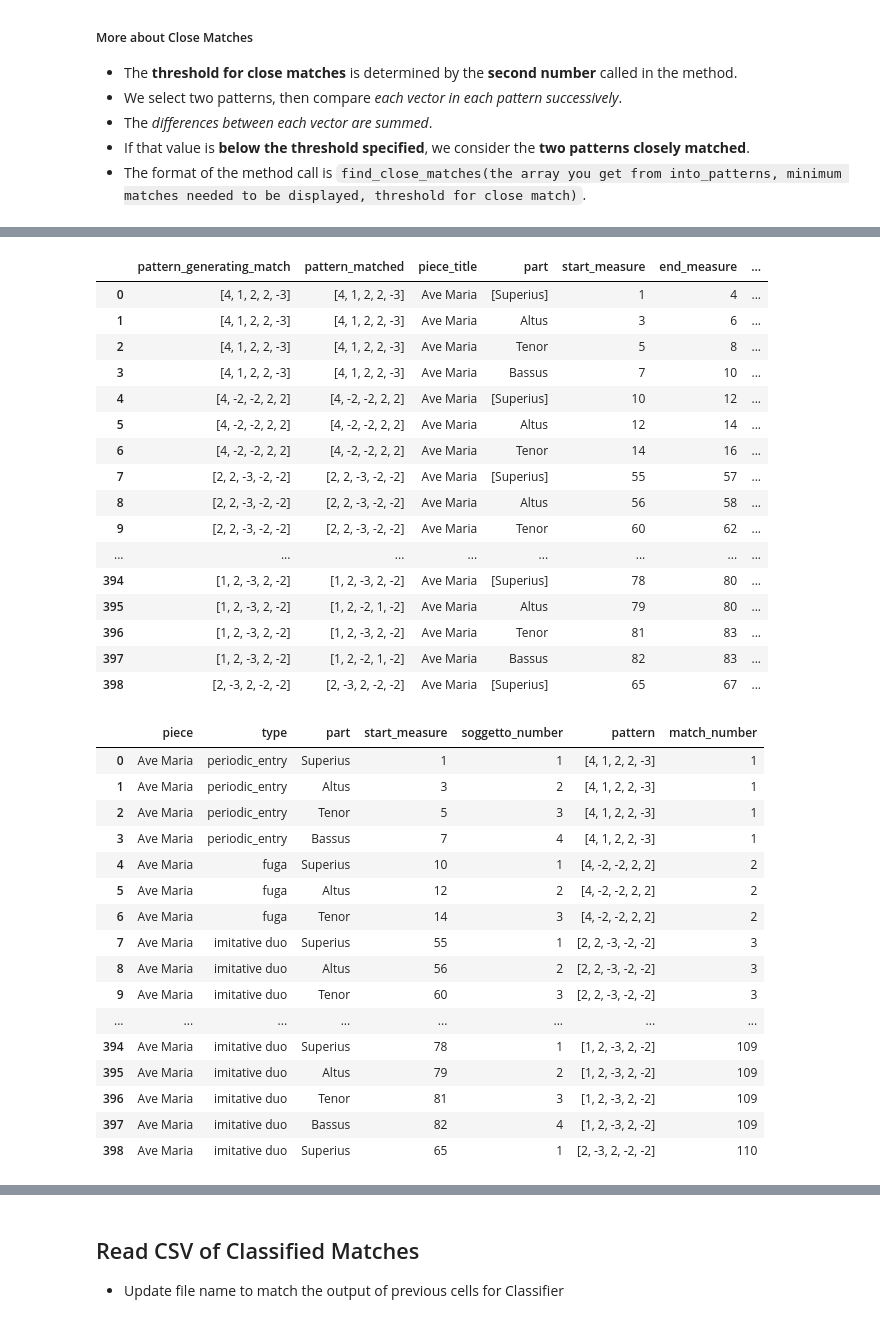
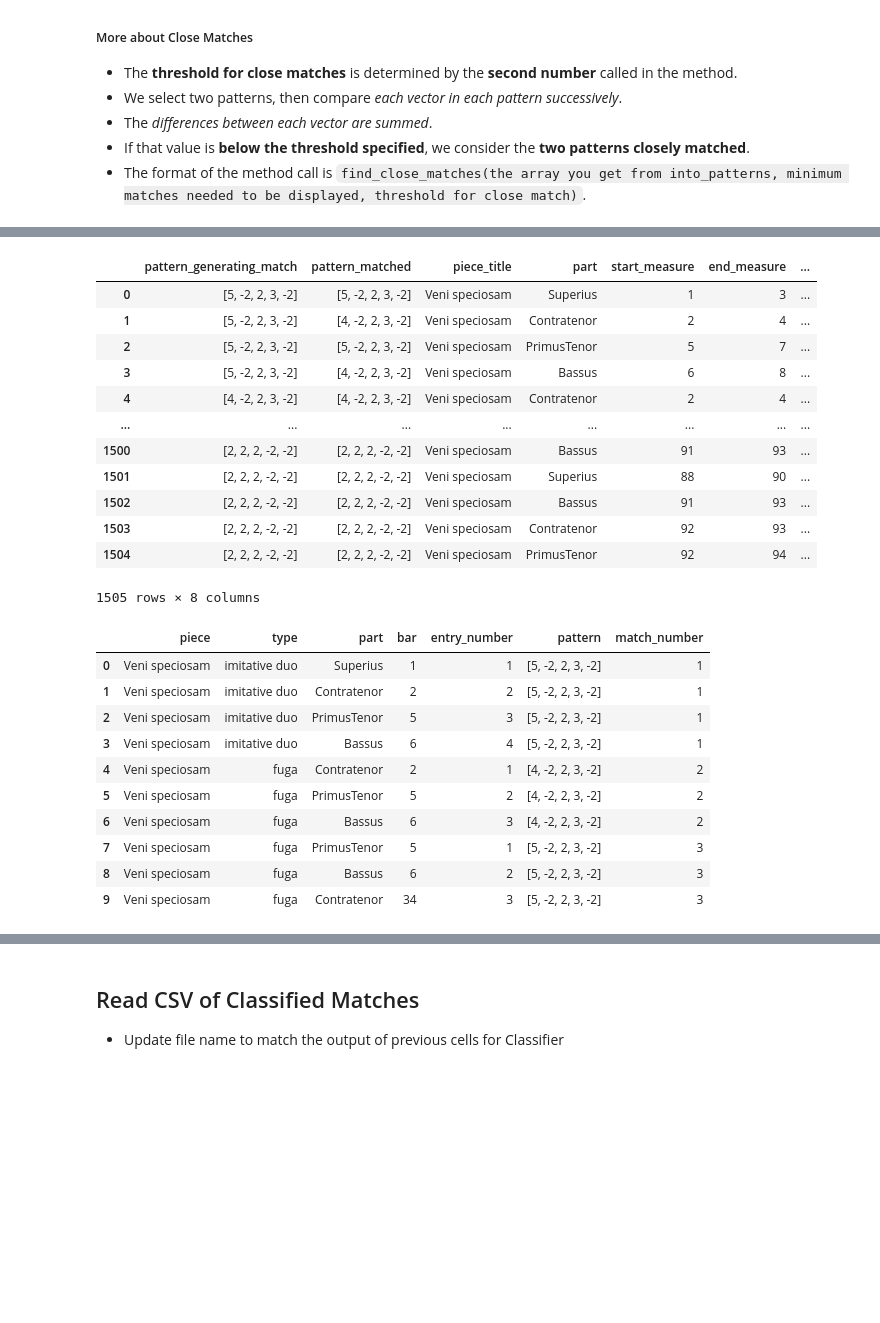
Before and after one commit to RichardFreedman/CRIM-notebooks, a Jupyter notebook: CRIM/CRIM_Intervals_Classify_12_31_20.ipynb, the cells around one changed output, grey strips where cells are left out. Cells and saved outputs as stored; diff of their text form; code cells hidden in the pictures; blank space fills up the shorter version.

```diff
--- a/CRIM/CRIM_Intervals_Classify_12_31_20.ipynb
+++ b/CRIM/CRIM_Intervals_Classify_12_31_20.ipynb
@@ -29,4 +30,4 @@ work_list = ['CRIM_Mass_0001_1.mei','CRIM_Mass_0001_2.mei','CRIM_Mass_0001_3.mei
 # 'CRIM_Model_0001.mei']
 
 work_list = [
-'CRIM_Model_0008.mei']
+'CRIM_Model_0001.mei']
@@ -272,23 +271,20 @@ Pattern: [2, -2, -2, -2, -2], Locations in entry:
-# %%
-output_cm
-# %% [output]
-|  | pattern_generating_match | pattern_matched | piece_title | part | start_measure | end_measure | ... |
-| 0 | [4, 1, 2, 2, -3] | [4, 1, 2, 2, -3] | Ave Maria | [Superius] | 1 | 4 | ... |
-| 1 | [4, 1, 2, 2, -3] | [4, 1, 2, 2, -3] | Ave Maria | Altus | 3 | 6 | ... |
-| 2 | [4, 1, 2, 2, -3] | [4, 1, 2, 2, -3] | Ave Maria | Tenor | 5 | 8 | ... |
-| 3 | [4, 1, 2, 2, -3] | [4, 1, 2, 2, -3] | Ave Maria | Bassus | 7 | 10 | ... |
-| 4 | [4, -2, -2, 2, 2] | [4, -2, -2, 2, 2] | Ave Maria | [Superius] | 10 | 12 | ... |
-| 5 | [4, -2, -2, 2, 2] | [4, -2, -2, 2, 2] | Ave Maria | Altus | 12 | 14 | ... |
-| 6 | [4, -2, -2, 2, 2] | [4, -2, -2, 2, 2] | Ave Maria | Tenor | 14 | 16 | ... |
-| 7 | [2, 2, -3, -2, -2] | [2, 2, -3, -2, -2] | Ave Maria | [Superius] | 55 | 57 | ... |
-| 8 | [2, 2, -3, -2, -2] | [2, 2, -3, -2, -2] | Ave Maria | Altus | 56 | 58 | ... |
-| 9 | [2, 2, -3, -2, -2] | [2, 2, -3, -2, -2] | Ave Maria | Tenor | 60 | 62 | ... |
-| ... | ... | ... | ... | ... | ... | ... | ... |
-| 394 | [1, 2, -3, 2, -2] | [1, 2, -3, 2, -2] | Ave Maria | [Superius] | 78 | 80 | ... |
-| 395 | [1, 2, -3, 2, -2] | [1, 2, -2, 1, -2] | Ave Maria | Altus | 79 | 80 | ... |
-| 396 | [1, 2, -3, 2, -2] | [1, 2, -3, 2, -2] | Ave Maria | Tenor | 81 | 83 | ... |
-| 397 | [1, 2, -3, 2, -2] | [1, 2, -2, 1, -2] | Ave Maria | Bassus | 82 | 83 | ... |
-| 398 | [2, -3, 2, -2, -2] | [2, -3, 2, -2, -2] | Ave Maria | [Superius] | 65 | 67 | ... |
+# %%
+short_out = output_cm.drop(columns=["ema_url"])
+short_out
+# %% [output]
+|  | pattern_generating_match | pattern_matched | piece_title | part | start_measure | end_measure | ... |
+| 0 | [5, -2, 2, 3, -2] | [5, -2, 2, 3, -2] | Veni speciosam | Superius | 1 | 3 | ... |
+| 1 | [5, -2, 2, 3, -2] | [4, -2, 2, 3, -2] | Veni speciosam | Contratenor | 2 | 4 | ... |
+| 2 | [5, -2, 2, 3, -2] | [5, -2, 2, 3, -2] | Veni speciosam | PrimusTenor | 5 | 7 | ... |
+| 3 | [5, -2, 2, 3, -2] | [4, -2, 2, 3, -2] | Veni speciosam | Bassus | 6 | 8 | ... |
+| 4 | [4, -2, 2, 3, -2] | [4, -2, 2, 3, -2] | Veni speciosam | Contratenor | 2 | 4 | ... |
+| ... | ... | ... | ... | ... | ... | ... | ... |
+| 1500 | [2, 2, 2, -2, -2] | [2, 2, 2, -2, -2] | Veni speciosam | Bassus | 91 | 93 | ... |
+| 1501 | [2, 2, 2, -2, -2] | [2, 2, 2, -2, -2] | Veni speciosam | Superius | 88 | 90 | ... |
+| 1502 | [2, 2, 2, -2, -2] | [2, 2, 2, -2, -2] | Veni speciosam | Bassus | 91 | 93 | ... |
+| 1503 | [2, 2, 2, -2, -2] | [2, 2, 2, -2, -2] | Veni speciosam | Contratenor | 92 | 93 | ... |
+| 1504 | [2, 2, 2, -2, -2] | [2, 2, 2, -2, -2] | Veni speciosam | PrimusTenor | 92 | 94 | ... |
+1505 rows × 8 columns
 # %%
 def classified_matches_to_pandas(matches):
 
@@ -302,33 +298,27 @@ def classified_matches_to_pandas(matches):
                 "piece": soggetti.first_note.metadata.title,
                 "type": cm.type,
                 "part": soggetti.first_note.part.strip("[] "),
-                "start_measure": soggetti.first_note.note.measureNumber,
-                "soggetto_number": j + 1,
+                "bar": soggetti.first_note.note.measureNumber,
+                "entry_number": j + 1,
                 "pattern": cm.pattern,
                 "match_number": i + 1
             })
     return pd.DataFrame(soggetti_matches)
 # %%
-#pd.set_option('display.max_rows', 500)
 df = classified_matches_to_pandas(cm)
-df
+pd.set_option('display.max_rows', 50)
+df.head(10)
 # %% [output]
-|  | piece | type | part | start_measure | soggetto_number | pattern | match_number |
-| 0 | Ave Maria | periodic_entry | Superius | 1 | 1 | [4, 1, 2, 2, -3] | 1 |
-| 1 | Ave Maria | periodic_entry | Altus | 3 | 2 | [4, 1, 2, 2, -3] | 1 |
-| 2 | Ave Maria | periodic_entry | Tenor | 5 | 3 | [4, 1, 2, 2, -3] | 1 |
-| 3 | Ave Maria | periodic_entry | Bassus | 7 | 4 | [4, 1, 2, 2, -3] | 1 |
-| 4 | Ave Maria | fuga | Superius | 10 | 1 | [4, -2, -2, 2, 2] | 2 |
-| 5 | Ave Maria | fuga | Altus | 12 | 2 | [4, -2, -2, 2, 2] | 2 |
-| 6 | Ave Maria | fuga | Tenor | 14 | 3 | [4, -2, -2, 2, 2] | 2 |
-| 7 | Ave Maria | imitative duo | Superius | 55 | 1 | [2, 2, -3, -2, -2] | 3 |
-| 8 | Ave Maria | imitative duo | Altus | 56 | 2 | [2, 2, -3, -2, -2] | 3 |
-| 9 | Ave Maria | imitative duo | Tenor | 60 | 3 | [2, 2, -3, -2, -2] | 3 |
-| ... | ... | ... | ... | ... | ... | ... | ... |
-| 394 | Ave Maria | imitative duo | Superius | 78 | 1 | [1, 2, -3, 2, -2] | 109 |
-| 395 | Ave Maria | imitative duo | Altus | 79 | 2 | [1, 2, -3, 2, -2] | 109 |
-| 396 | Ave Maria | imitative duo | Tenor | 81 | 3 | [1, 2, -3, 2, -2] | 109 |
-| 397 | Ave Maria | imitative duo | Bassus | 82 | 4 | [1, 2, -3, 2, -2] | 109 |
-| 398 | Ave Maria | imitative duo | Superius | 65 | 1 | [2, -3, 2, -2, -2] | 110 |
+|  | piece | type | part | bar | entry_number | pattern | match_number |
+| 0 | Veni speciosam | imitative duo | Superius | 1 | 1 | [5, -2, 2, 3, -2] | 1 |
+| 1 | Veni speciosam | imitative duo | Contratenor | 2 | 2 | [5, -2, 2, 3, -2] | 1 |
+| 2 | Veni speciosam | imitative duo | PrimusTenor | 5 | 3 | [5, -2, 2, 3, -2] | 1 |
+| 3 | Veni speciosam | imitative duo | Bassus | 6 | 4 | [5, -2, 2, 3, -2] | 1 |
+| 4 | Veni speciosam | fuga | Contratenor | 2 | 1 | [4, -2, 2, 3, -2] | 2 |
+| 5 | Veni speciosam | fuga | PrimusTenor | 5 | 2 | [4, -2, 2, 3, -2] | 2 |
+| 6 | Veni speciosam | fuga | Bassus | 6 | 3 | [4, -2, 2, 3, -2] | 2 |
+| 7 | Veni speciosam | fuga | PrimusTenor | 5 | 1 | [5, -2, 2, 3, -2] | 3 |
+| 8 | Veni speciosam | fuga | Bassus | 6 | 2 | [5, -2, 2, 3, -2] | 3 |
+| 9 | Veni speciosam | fuga | Contratenor | 34 | 3 | [5, -2, 2, 3, -2] | 3 |
 # %%
 wide_df = df.pivot_table(index=["match_number", "piece", "type"],
```
Also changed, not shown: parts of 47 cells of this notebook, 3 other files.
